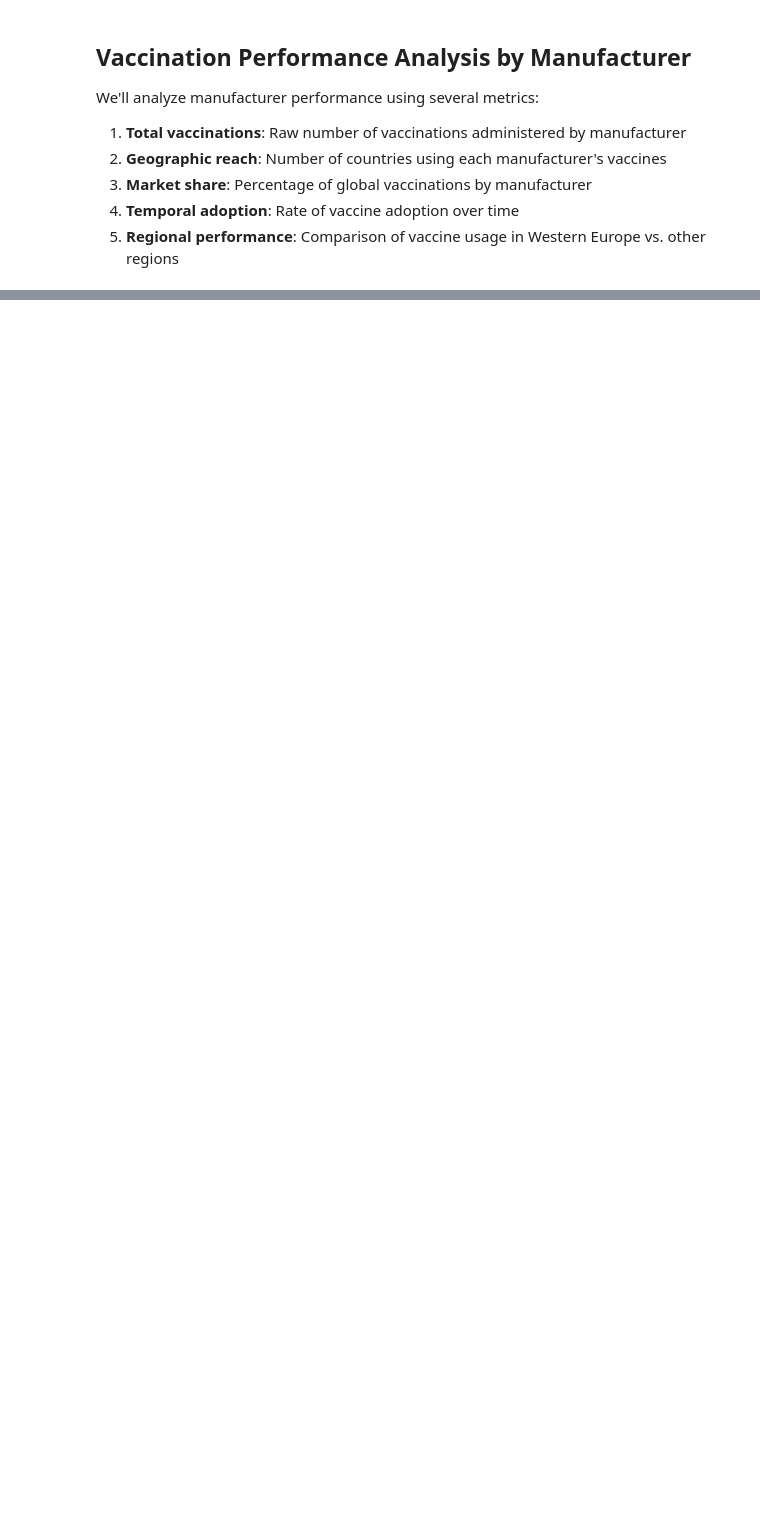
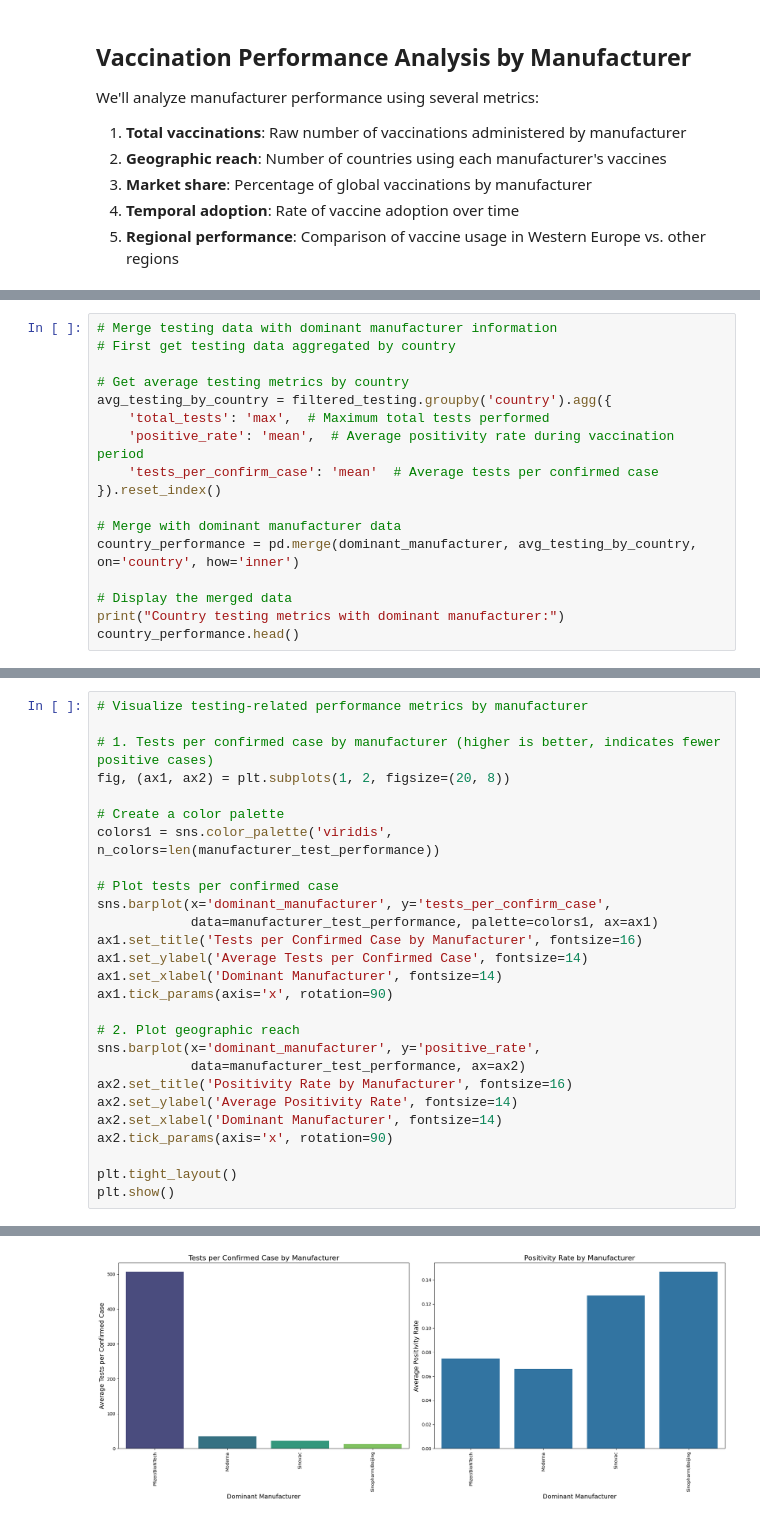
Before and after one commit to tangnatta/AUT461-Miniproject-2025, a Jupyter notebook: q3.ipynb, the cells around one changed output, grey strips where cells are left out. Drawn from its saved outputs; the diff is of its cells as text; blank space fills up the shorter version.

```diff
--- a/q3.ipynb
+++ b/q3.ipynb
@@ -440,0 +624,17 @@ Overall Performance Score by Manufacturer:
+# %%
+# Merge testing data with dominant manufacturer information
+# First get testing data aggregated by country
+
+# Get average testing metrics by country
+avg_testing_by_country = filtered_testing.groupby('country').agg({
+    'total_tests': 'max',  # Maximum total tests performed
+    'positive_rate': 'mean',  # Average positivity rate during vaccination period
+    'tests_per_confirm_case': 'mean'  # Average tests per confirmed case
+}).reset_index()
+
+# Merge with dominant manufacturer data
+country_performance = pd.merge(dominant_manufacturer, avg_testing_by_country, on='country', how='inner')
+
+# Display the merged data
+print("Country testing metrics with dominant manufacturer:")
+country_performance.head()
@@ -440,0 +679,28 @@ Overall Performance Score by Manufacturer:
+# %%
+# Visualize testing-related performance metrics by manufacturer
+
+# 1. Tests per confirmed case by manufacturer (higher is better, indicates fewer positive cases)
+fig, (ax1, ax2) = plt.subplots(1, 2, figsize=(20, 8))
+
+# Create a color palette
+colors1 = sns.color_palette('viridis', n_colors=len(manufacturer_test_performance))
+
+# Plot tests per confirmed case
+sns.barplot(x='dominant_manufacturer', y='tests_per_confirm_case',
+            data=manufacturer_test_performance, palette=colors1, ax=ax1)
+ax1.set_title('Tests per Confirmed Case by Manufacturer', fontsize=16)
+ax1.set_ylabel('Average Tests per Confirmed Case', fontsize=14)
+ax1.set_xlabel('Dominant Manufacturer', fontsize=14)
+ax1.tick_params(axis='x', rotation=90)
+
+# 2. Plot geographic reach
+sns.barplot(x='dominant_manufacturer', y='positive_rate',
+            data=manufacturer_test_performance, ax=ax2)
+ax2.set_title('Positivity Rate by Manufacturer', fontsize=16)
+ax2.set_ylabel('Average Positivity Rate', fontsize=14)
+ax2.set_xlabel('Dominant Manufacturer', fontsize=14)
+ax2.tick_params(axis='x', rotation=90)
+
+plt.tight_layout()
+plt.show()
+# %% [output]
@@ -440,0 +710 @@ Overall Performance Score by Manufacturer:
+[figure, added]
```
Also changed, not shown: parts of 32 cells of this notebook, 12 other files.
